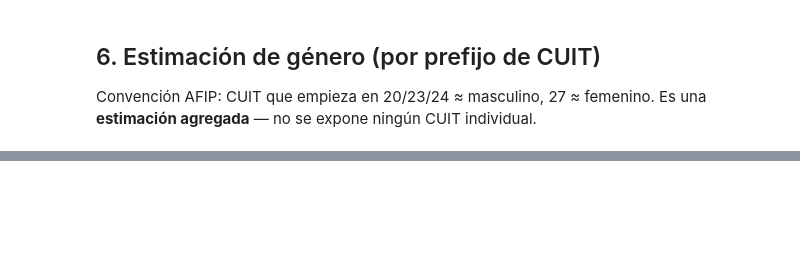
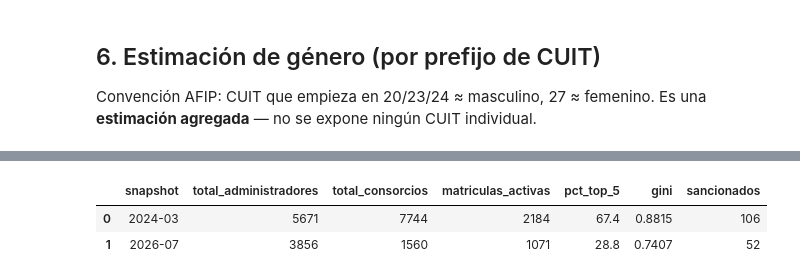
Before and after one commit to PabloAlaniz/administradores-consorcios-caba, a Jupyter notebook: notebooks/analisis_administradores.ipynb, the cells around one changed output, grey strips where cells are left out. Drawn from its saved outputs; the diff is of its cells as text; code cells hidden in the pictures; blank space fills up the shorter version.

```diff
--- a/notebooks/analisis_administradores.ipynb
+++ b/notebooks/analisis_administradores.ipynb
@@ -202,0 +246,9 @@ plt.show()
+# %%
+evolutivo = pd.read_csv("../data/evolutivo/resumen.csv")
+cols = ["snapshot", "total_administradores", "total_consorcios", "matriculas_activas",
+        "pct_top_5", "gini", "sancionados"]
+evolutivo[cols]
+# %% [output]
+|  | snapshot | total_administradores | total_consorcios | matriculas_activas | pct_top_5 | gini | sancionados |
+| 0 | 2024-03 | 5671 | 7744 | 2184 | 67.4 | 0.8815 | 106 |
+| 1 | 2026-07 | 3856 | 1560 | 1071 | 28.8 | 0.7407 | 52 |
```
Also changed, not shown: parts of 23 cells of this notebook, 40 other files.
